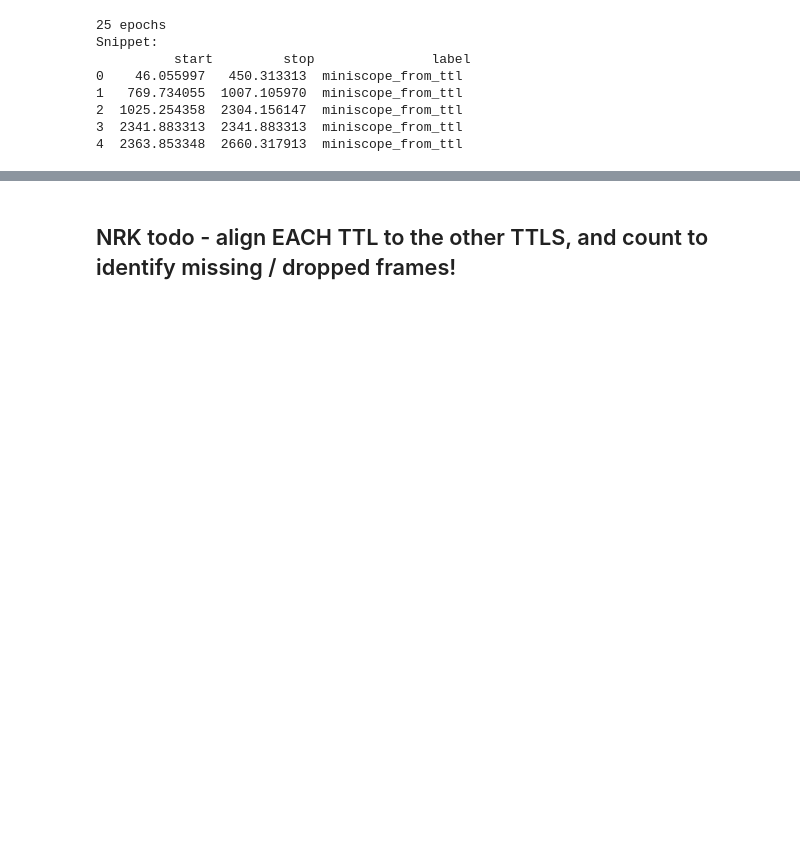
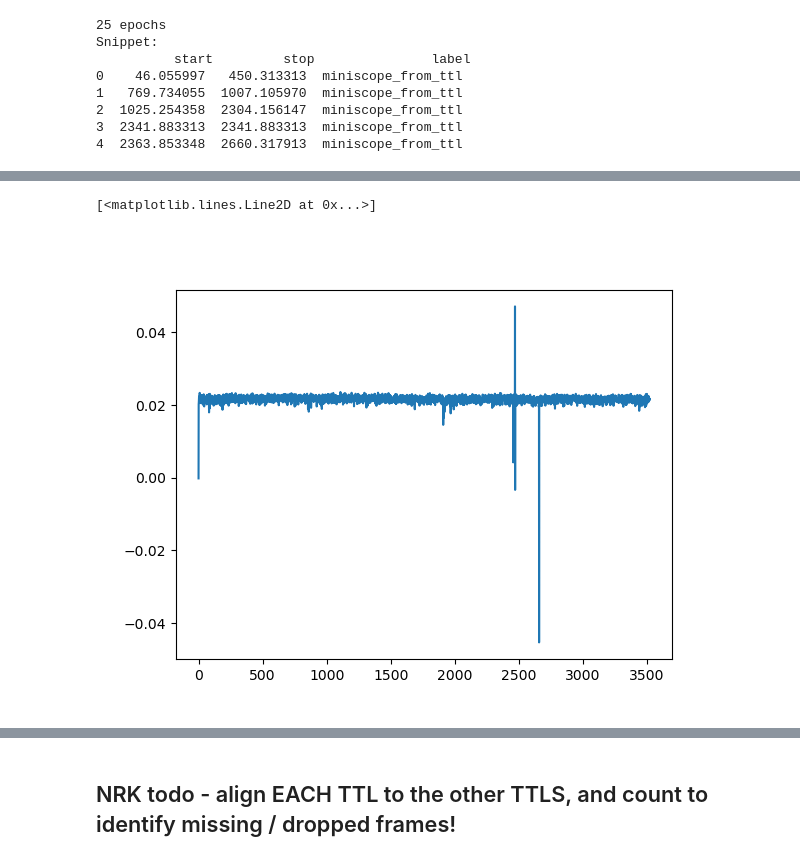
Before and after one commit to nkinsky/NeuroPy, a Jupyter notebook: notebooks/Data_alignment2.ipynb, the cells around one changed output, grey strips where cells are left out. Drawn from its saved outputs; the diff is of its cells as text; code cells hidden in the pictures; blank space fills up the shorter version.

```diff
--- a/notebooks/Data_alignment2.ipynb
+++ b/notebooks/Data_alignment2.ipynb
@@ -159,10 +178,9 @@ for ms_rec_num in ms_start_df.Recording.values:
 # for ms_rec_num in [5]:
 
     # First grab timestamp for miniscope recording start
-    # ms_start_ts = ms_start_df.iloc[0]["Timestamps"]
     ms_start_ts = ms_start_df[ms_start_df.Recording == ms_rec_num].iloc[0]["Timestamps"]
 
-    # Next ID ephys recording start
+    # Next ID ephys recording start based on closest TTL to start
     rec_bool = ((sync_df[sync_df.Condition == "start"]["Datetime"] - buffer_td)  < ms_start_ts).values & ((sync_df[sync_df.Condition == "stop"]["Datetime"] + buffer_td) > ms_start_ts).values
     oe_rec_num_use = sync_df[sync_df.Condition == "start"][rec_bool]["Recording"].iloc[0]
     oe_rec_num_use
@@ -183,10 +201,22 @@ for ms_rec_num in ms_start_df.Recording.values:
     start_delta = start_ttl['datetimes'] - ms_start_ts
     # print(f"start_delta_sec={start_delta.total_seconds()}")
 
+    # Now adjust each timestamp in miniscope timestamps by start offset from OE TTL
     prior_oe_rec_start_dt = sync_df[(sync_df.Recording == oe_rec_num_use) & (sync_df.Condition == "start")].iloc[0]["Datetime"]
-    ms_start_dt = MIO.times_all[MIO.times_all.Recording == ms_rec_num]["Timestamps"]
+    ms_rec_df = MIO.times_all[MIO.times_all.Recording == ms_rec_num]
     prior_oe_rec_start_comb_time = sync_df[(sync_df.Recording == oe_rec_num_use) & (sync_df.Condition == "start")].iloc[0]["eeg_time"]
-    ms_times_eeg_align = pd.DataFrame((ms_start_dt + start_delta - prior_oe_rec_start_dt).dt.total_seconds() + prior_oe_rec_start_comb_time)
+    ms_times_eeg_align = pd.DataFrame((ms_rec_df["Timestamps"] + start_delta - prior_oe_rec_start_dt).dt.total_seconds() + prior_oe_rec_start_comb_time)
+
+    # Save recording number, corrupt frame boolean, if frame was in the buffer before hitting record, and then shift
+    # any pre-recording buffered frames to have negative indices
     ms_times_eeg_align["Recording"] = ms_rec_num
+    ms_times_eeg_align["Corrupt"] = ms_rec_df["Corrupt"]
+    ms_times_eeg_align["Pre_rec_buffer"] = ms_rec_df["Time Stamp (ms)"] < 0
+    n_pre_buffer = (ms_rec_df["Time Stamp (ms)"] < 0).sum()
+    ms_times_eeg_align = ms_times_eeg_align.set_index(ms_times_eeg_align.index - n_pre_buffer)
 
     ms_times_df.append(ms_times_eeg_align)
+
+# Get output times of all miniscope timestamps now referenced to the eeg time.
+ms_ts_align_df = pd.concat(ms_times_df, axis=0)
+ms_ts_align_df
@@ -373,0 +381,10 @@ array([12030,  3520, 18000,  4401,   697,  4470, 12306,  4453,  4894,
+# %%
+# Now play around below to identify indices to drop - should have everything around the same time difference
+dropped_inds = [2456, 2457, 2458, 2661, 2662]
+ttl_clipped = ttl_mismatch.drop(index=dropped_inds)
+diffs_fixed = ttl_clipped["ttl_sec_from_eeg_start"].values - ms_ts_mismatch["Timestamps"].values
+_, ax = plt.subplots()
+ax.plot(diffs_fixed)
+# %% [output]
+[<matplotlib.lines.Line2D at 0x...>]
+[figure, added]
```
Also changed, not shown: parts of 49 cells of this notebook.
